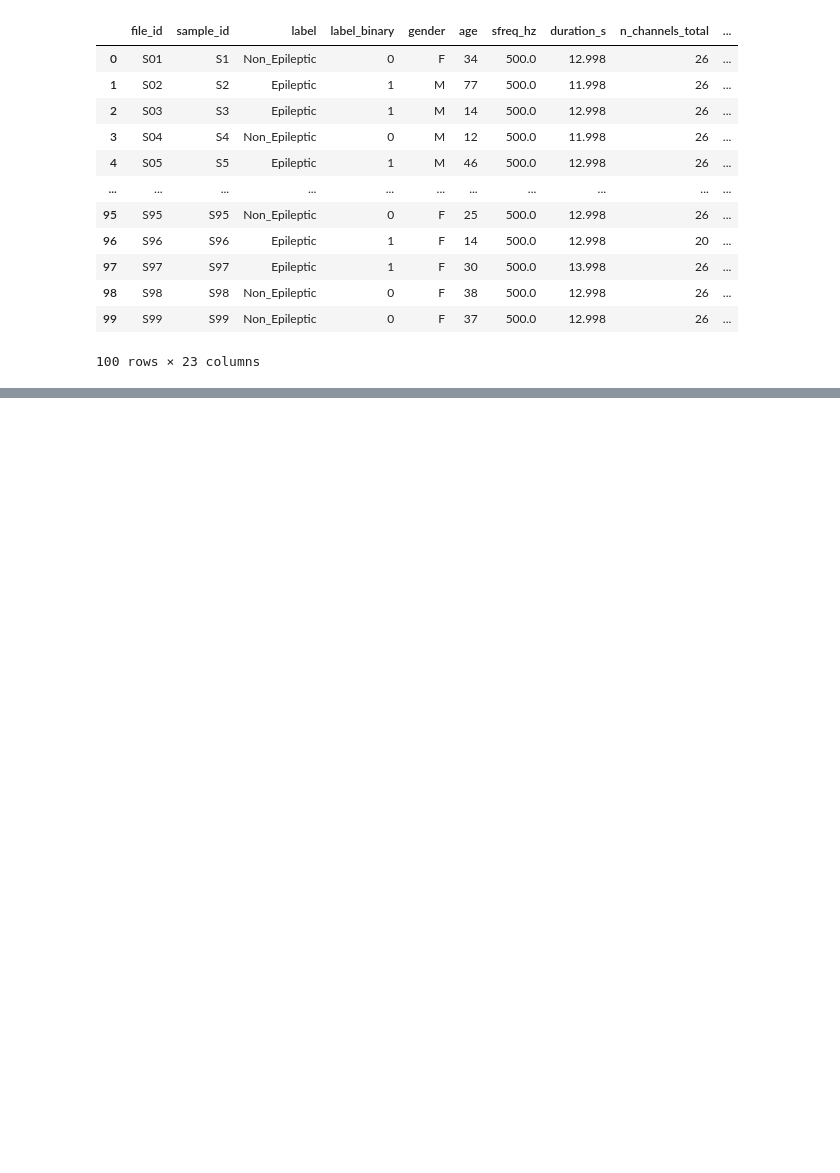
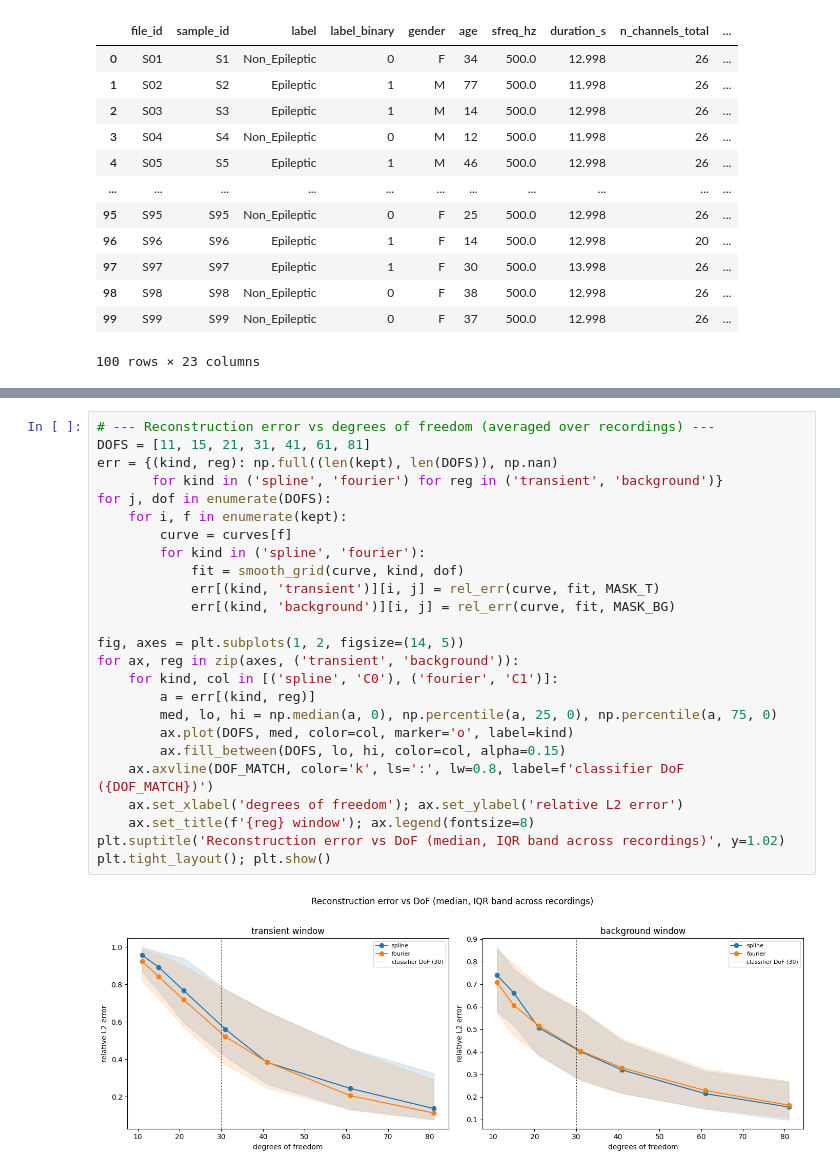
Before and after one commit to kavyavijaysankar/IED_Detection_EEG, a Jupyter notebook: notebooks/EDA.ipynb, the cells around one changed output, grey strips where cells are left out. Cells and saved outputs as stored; diff of their text form; blank space fills up the shorter version.

```diff
--- a/notebooks/EDA.ipynb
+++ b/notebooks/EDA.ipynb
@@ -518,0 +671,27 @@ df
+# %%
+# --- Reconstruction error vs degrees of freedom (averaged over recordings) ---
+DOFS = [11, 15, 21, 31, 41, 61, 81]
+err = {(kind, reg): np.full((len(kept), len(DOFS)), np.nan)
+       for kind in ('spline', 'fourier') for reg in ('transient', 'background')}
+for j, dof in enumerate(DOFS):
+    for i, f in enumerate(kept):
+        curve = curves[f]
+        for kind in ('spline', 'fourier'):
+            fit = smooth_grid(curve, kind, dof)
+            err[(kind, 'transient')][i, j] = rel_err(curve, fit, MASK_T)
+            err[(kind, 'background')][i, j] = rel_err(curve, fit, MASK_BG)
+
+fig, axes = plt.subplots(1, 2, figsize=(14, 5))
+for ax, reg in zip(axes, ('transient', 'background')):
+    for kind, col in [('spline', 'C0'), ('fourier', 'C1')]:
+        a = err[(kind, reg)]
+        med, lo, hi = np.median(a, 0), np.percentile(a, 25, 0), np.percentile(a, 75, 0)
+        ax.plot(DOFS, med, color=col, marker='o', label=kind)
+        ax.fill_between(DOFS, lo, hi, color=col, alpha=0.15)
+    ax.axvline(DOF_MATCH, color='k', ls=':', lw=0.8, label=f'classifier DoF ({DOF_MATCH})')
+    ax.set_xlabel('degrees of freedom'); ax.set_ylabel('relative L2 error')
+    ax.set_title(f'{reg} window'); ax.legend(fontsize=8)
+plt.suptitle('Reconstruction error vs DoF (median, IQR band across recordings)', y=1.02)
+plt.tight_layout(); plt.show()
+# %% [output]
+[figure, added]
```
Also changed, not shown: parts of 8 cells of this notebook.
